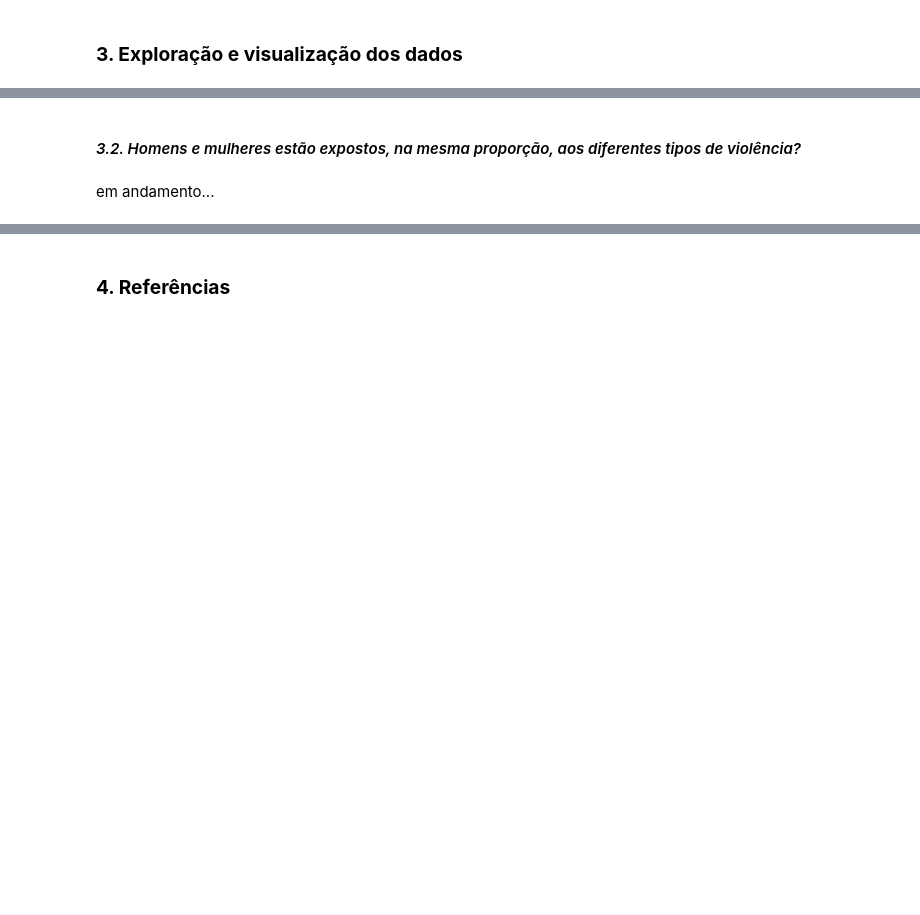
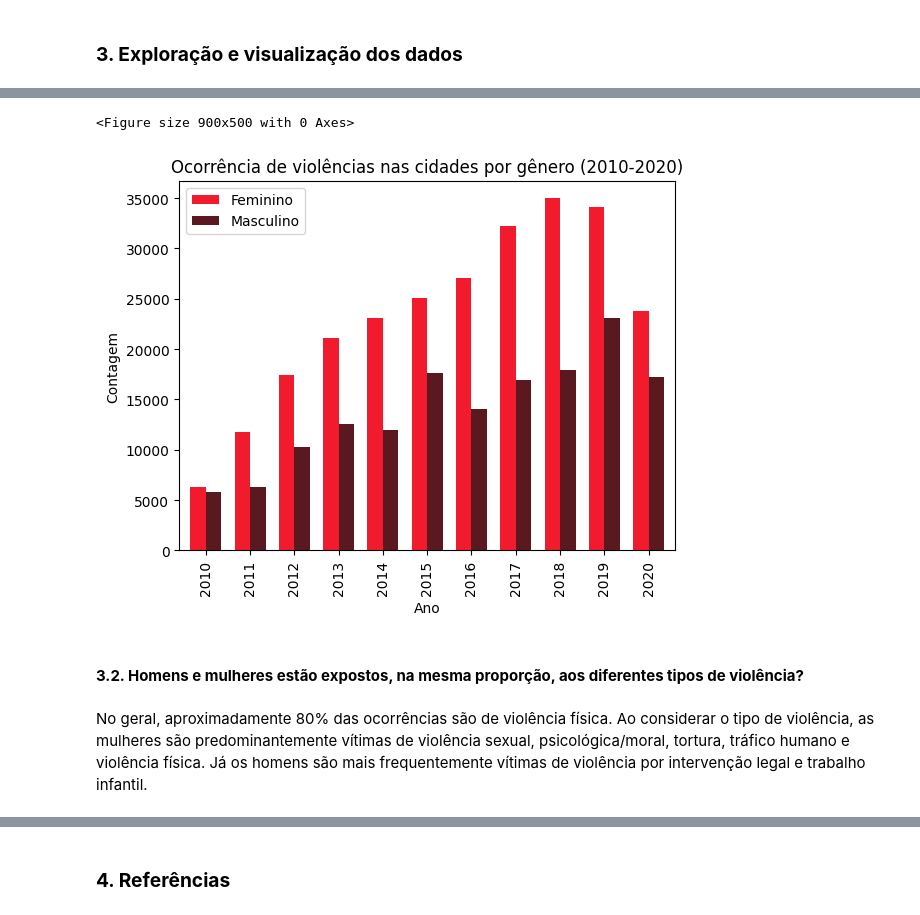
Before and after one commit to freitascarla/analise-violencia-genero-cidade, a Jupyter notebook: analise-exploratoria/analise_exploratoria.ipynb, the cells around one changed output, grey strips where cells are left out. Drawn from its saved outputs; the diff is of its cells as text; code cells hidden in the pictures; blank space fills up the shorter version.

Commit message:
adiconando visualizações

```diff
--- a/analise-exploratoria/analise_exploratoria.ipynb
+++ b/analise-exploratoria/analise_exploratoria.ipynb
@@ -1528,2 +1528,6 @@ df.to_csv('datasets/base_final_sinan.csv', index=False)
 # %% [markdown]
 ### **3. Exploração e visualização dos dados**
+# %%
+# importando o df tratado
+
+df_dados = pd.read_csv('../datasets/base_final_sinan.csv', encoding= 'UTF-8')
@@ -1533,0 +1581,6 @@ em andamento...
+# %%
+# agrupando o gênero das ocorrências por ano
+
+df_vit_genero_ano = df_dados['SEXO'].groupby(df_dados['ANO_OCOR']).value_counts()
+df_vit_genero_ano = df_vit_genero_ano.unstack().drop(['Sem informação'], axis= 1)
+df_vit_genero_ano
@@ -1534,4 +1601,20 @@ em andamento...
+# %%
+# plotando o gráfico
+
+plt.figure(figsize=(9,5))
+
+df_vit_genero_ano.plot.bar(color = ['#F21B2D', '#59191E'], width = 0.7)
+
+plt.title('Ocorrência de violências nas cidades por gênero (2010-2020)')
+plt.xlabel('Ano')
+plt.ylabel('Contagem')
+plt.legend(loc=2)
+
+plt.show()
+# %% [output]
+<Figure size 900x500 with 0 Axes>
+[figure, added]
 # %% [markdown]
-#### _3.2. Homens e mulheres estão expostos, na mesma proporção, aos diferentes tipos de violência?_
+#### **3.2. Homens e mulheres estão expostos, na mesma proporção, aos diferentes tipos de violência?**
-# %% [markdown]
-em andamento...
+# %% [markdown]
+No geral, aproximadamente 80% das ocorrências são de violência física. Ao considerar o tipo de violência, as mulheres são predominantemente vítimas de violência sexual, psicológica/moral, tortura, tráfico humano e violência física. Já os homens são mais frequentemente vítimas de violência por intervenção legal e trabalho infantil.
```
Also changed, not shown: parts of 20 cells of this notebook.
